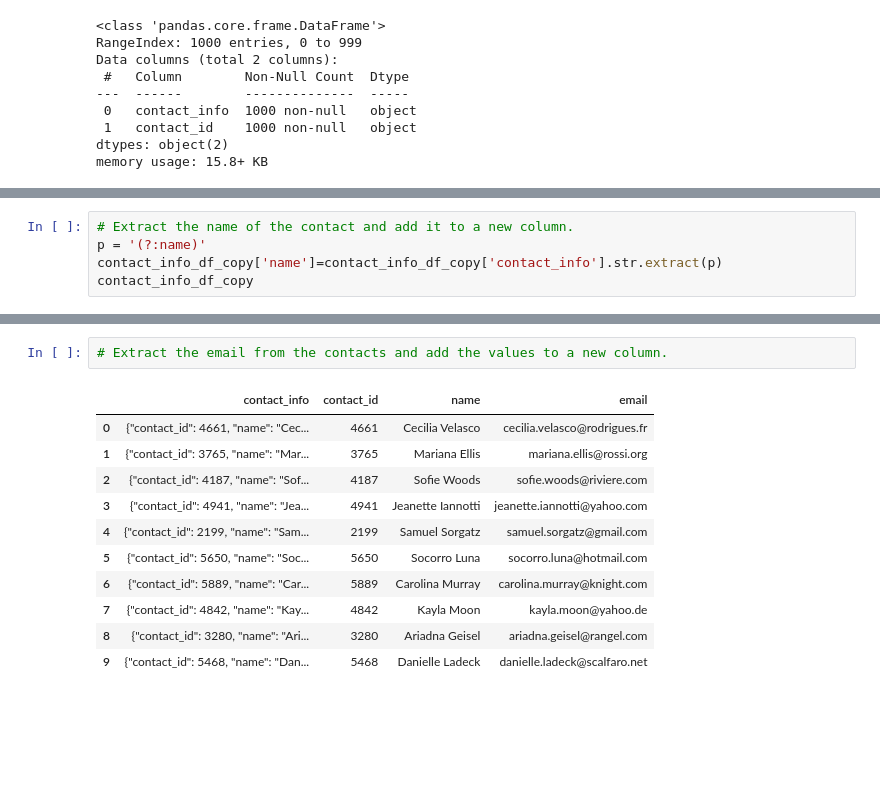
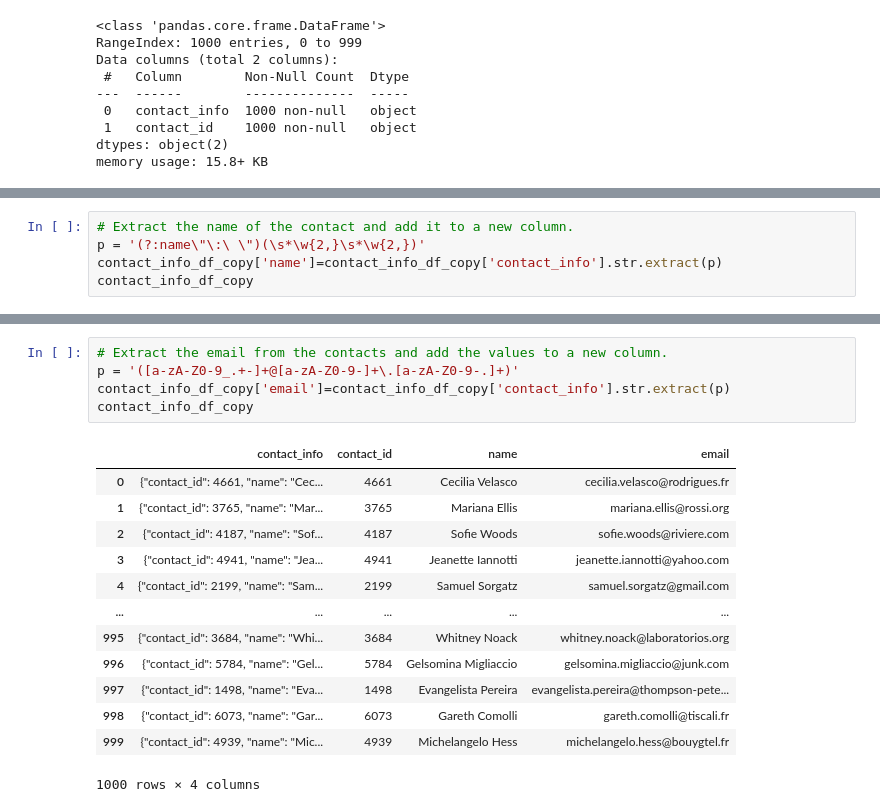
Before and after one commit to clarari137/Crowdfunding_ETL, a Jupyter notebook: ETL_Mini_Project_CRichardson_MLe.ipynb, the cells around one changed output, grey strips where cells are left out. Saved outputs shown, nothing was run; the diff lists cells and outputs as text; blank space fills up the shorter version.

```diff
--- a/ETL_Mini_Project_CRichardson_MLe.ipynb
+++ b/ETL_Mini_Project_CRichardson_MLe.ipynb
@@ -486,6 +471,6 @@ memory usage: 15.8+ KB
 # %%
 # Extract the name of the contact and add it to a new column.
-p = '(?:name)'
+p = '(?:name\"\:\ \")(\s*\w{2,}\s*\w{2,})'
 contact_info_df_copy['name']=contact_info_df_copy['contact_info'].str.extract(p)
 contact_info_df_copy
 # %% [output]
@@ -493,16 +490,21 @@ ValueError: pattern contains no capture groups
 # %%
 # Extract the email from the contacts and add the values to a new column.
+p = '([a-zA-Z0-9_.+-]+@[a-zA-Z0-9-]+\.[a-zA-Z0-9-.]+)'
+contact_info_df_copy['email']=contact_info_df_copy['contact_info'].str.extract(p)
+contact_info_df_copy
 # %% [output]
 |  | contact_info | contact_id | name | email |
 | 0 | {"contact_id": 4661, "name": "Cec... | 4661 | Cecilia Velasco | cecilia.velasco@rodrigues.fr |
 | 1 | {"contact_id": 3765, "name": "Mar... | 3765 | Mariana Ellis | mariana.ellis@rossi.org |
 | 2 | {"contact_id": 4187, "name": "Sof... | 4187 | Sofie Woods | sofie.woods@riviere.com |
 | 3 | {"contact_id": 4941, "name": "Jea... | 4941 | Jeanette Iannotti | jeanette.iannotti@yahoo.com |
 | 4 | {"contact_id": 2199, "name": "Sam... | 2199 | Samuel Sorgatz | samuel.sorgatz@gmail.com |
-| 5 | {"contact_id": 5650, "name": "Soc... | 5650 | Socorro Luna | socorro.luna@hotmail.com |
-| 6 | {"contact_id": 5889, "name": "Car... | 5889 | Carolina Murray | carolina.murray@knight.com |
-| 7 | {"contact_id": 4842, "name": "Kay... | 4842 | Kayla Moon | kayla.moon@yahoo.de |
-| 8 | {"contact_id": 3280, "name": "Ari... | 3280 | Ariadna Geisel | ariadna.geisel@rangel.com |
-| 9 | {"contact_id": 5468, "name": "Dan... | 5468 | Danielle Ladeck | danielle.ladeck@scalfaro.net |
+| ... | ... | ... | ... | ... |
+| 995 | {"contact_id": 3684, "name": "Whi... | 3684 | Whitney Noack | whitney.noack@laboratorios.org |
+| 996 | {"contact_id": 5784, "name": "Gel... | 5784 | Gelsomina Migliaccio | gelsomina.migliaccio@junk.com |
+| 997 | {"contact_id": 1498, "name": "Eva... | 1498 | Evangelista Pereira | evangelista.pereira@thompson-pete... |
+| 998 | {"contact_id": 6073, "name": "Gar... | 6073 | Gareth Comolli | gareth.comolli@tiscali.fr |
+| 999 | {"contact_id": 4939, "name": "Mic... | 4939 | Michelangelo Hess | michelangelo.hess@bouygtel.fr |
+1000 rows × 4 columns
 # %%
 # Create a copy of the contact_info_df with the 'contact_id', 'name', 'email' columns.
```
Also changed, not shown: parts of 10 cells of this notebook, 1 other file.
